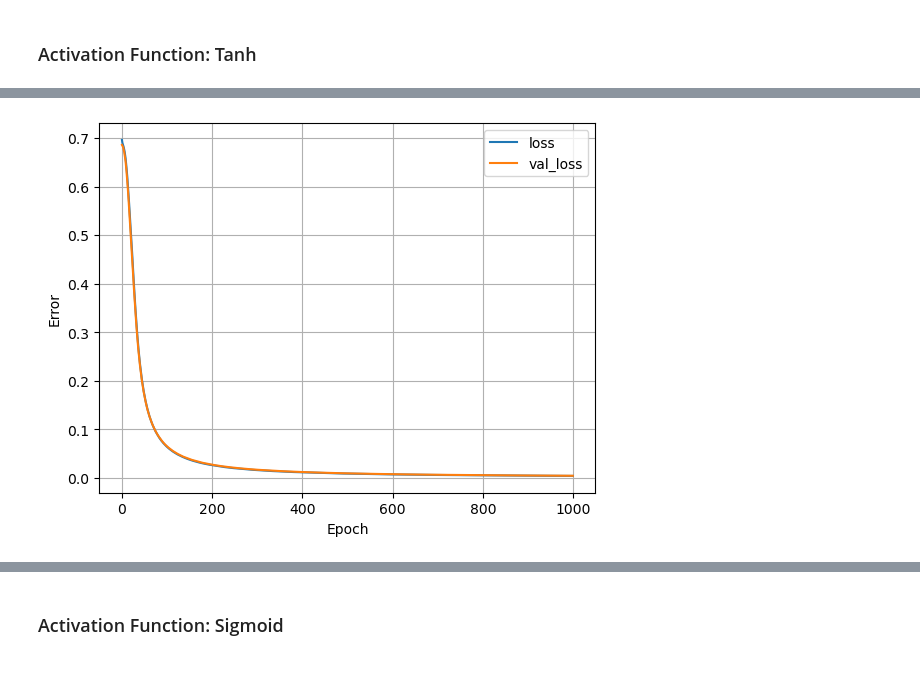
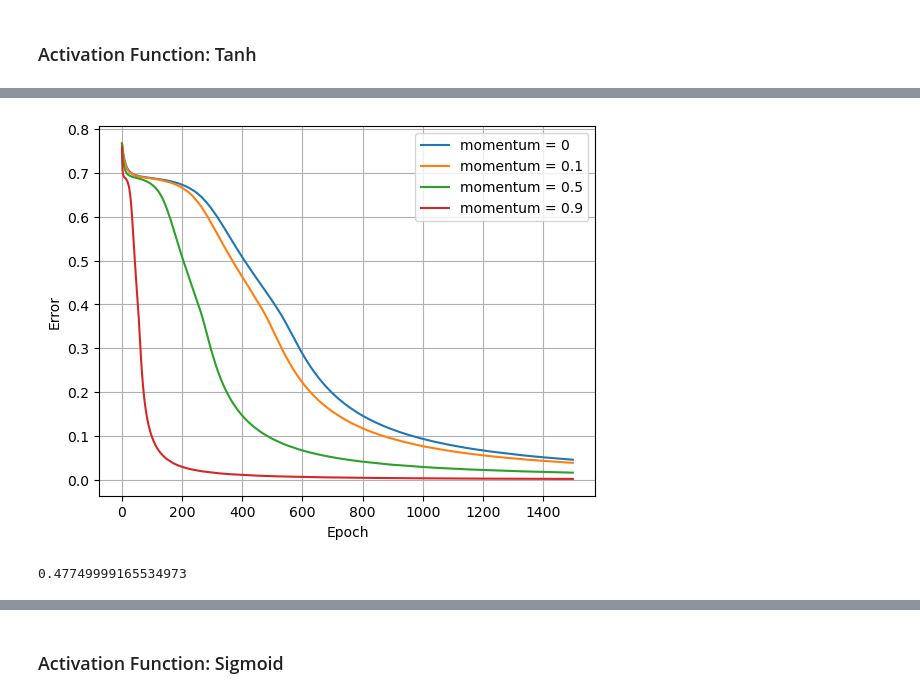
Before and after one commit to jh2737/SysEn5888, a Jupyter notebook: homework/hw1.ipynb, the cells around one changed output, grey strips where cells are left out. Cells and saved outputs as stored; diff of their text form; code cells hidden in the pictures; blank space fills up the shorter version.

```diff
--- a/homework/hw1.ipynb
+++ b/homework/hw1.ipynb
@@ -123,12 +109,12 @@ array([[0.8663034]], dtype=float32)
 # %% [markdown]
 ### Activation Function: Tanh
 # %%
-model1 = get_model_sgd('tanh',0)
-model2 = get_model_sgd('tanh', 0.1)
-model3 = get_model_sgd('tanh',0.5)
-model4 = get_model_sgd('tanh',0.9)
+sgd_tanh1 = get_model_sgd('tanh',0)
+sgd_tanh2 = get_model_sgd('tanh', 0.1)
+sgd_tanh3 = get_model_sgd('tanh',0.5)
+sgd_tanh4 = get_model_sgd('tanh',0.9)
 
-history1 = model1.fit(train_features, train_labels, epochs=1000, verbose=0, validation_split = 0.2)
-history2 = model2.fit(train_features, train_labels, epochs=1000, verbose=0, validation_split = 0.2)
-history3 = model3.fit(train_features, train_labels, epochs=1000, verbose=0, validation_split = 0.2)
-history4 = model4.fit(train_features, train_labels, epochs=1000, verbose=0, validation_split = 0.2)
+history_sgd_tanh1 = sgd_tanh1.fit(train_features, train_labels, epochs=1500, verbose=0, validation_split = 0.2)
+history_sgd_tanh2 = sgd_tanh2.fit(train_features, train_labels, epochs=1500, verbose=0, validation_split = 0.2)
+history_sgd_tanh3 = sgd_tanh3.fit(train_features, train_labels, epochs=1500, verbose=0, validation_split = 0.2)
+history_sgd_tanh4 = sgd_tanh4.fit(train_features, train_labels, epochs=1500, verbose=0, validation_split = 0.2)
@@ -147,4 +121,15 @@ plot_loss(history3)
-# %%
-plot_loss(history4)
-# %% [output]
-[figure, removed]
+# %%
+plt.plot(history_sgd_tanh1.history['loss'], label='momentum = 0')
+plt.plot(history_sgd_tanh2.history['loss'], label='momentum = 0.1')
+plt.plot(history_sgd_tanh3.history['loss'], label='momentum = 0.5')
+plt.plot(history_sgd_tanh4.history['loss'], label='momentum = 0.9')
+plt.xlabel('Epoch')
+plt.ylabel('Error')
+plt.legend()
+plt.grid(True)
+# %% [output]
+[figure, added]
+# %%
+sgd_tanh4.evaluate(train_features, train_labels, verbose=0)[1]
+# %% [output]
+0.47749999165534973
```
Also changed, not shown: parts of 55 cells of this notebook, 4 other files.
